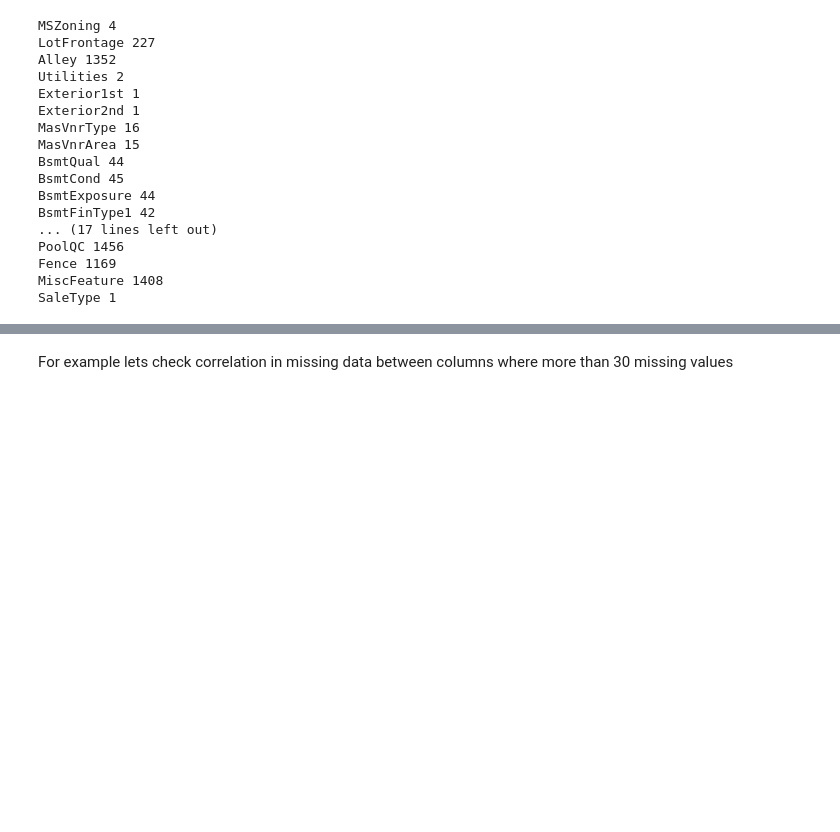
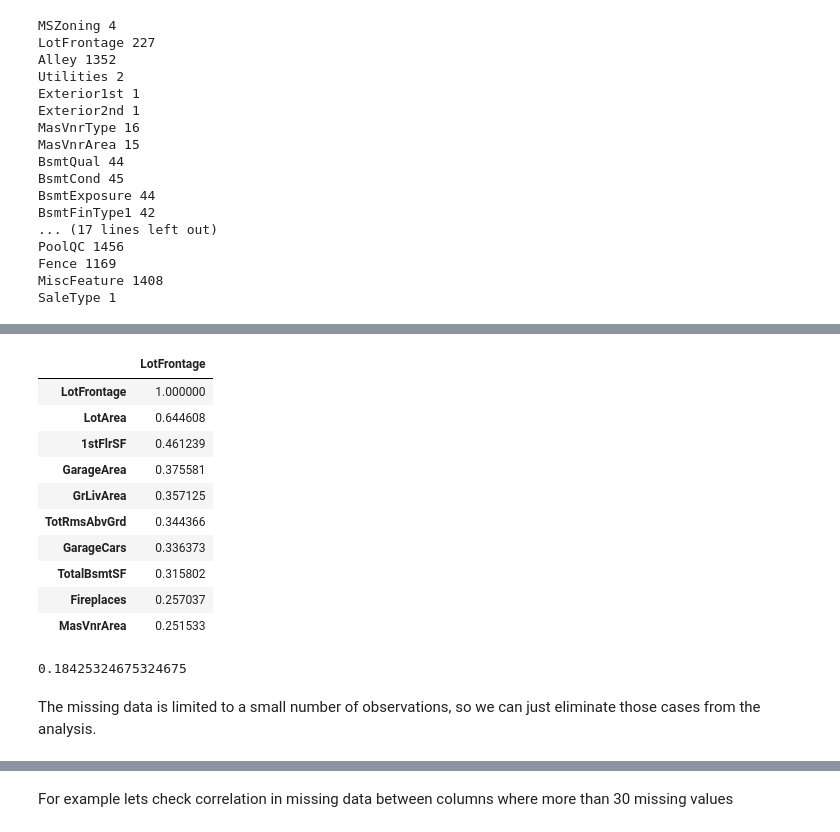
Before and after one commit to michailow/housing-data-quality-analysis, a Jupyter notebook: notebook/data analysis.ipynb, the cells around one changed output, grey strips where cells are left out. Cells and saved outputs as stored; diff of their text form; code cells hidden in the pictures; blank space fills up the shorter version.

```diff
--- a/notebook/data analysis.ipynb
+++ b/notebook/data analysis.ipynb
@@ -130,0 +175,23 @@ SaleType 1
+# %%
+corr = df.corr()
+
+x = corr[['LotFrontage']]
+Mix.sort_values('LotFrontage', ascending=False).head(10)
+# %% [output]
+|  | LotFrontage |
+| LotFrontage | 1.000000 |
+| LotArea | 0.644608 |
+| 1stFlrSF | 0.461239 |
+| GarageArea | 0.375581 |
+| GrLivArea | 0.357125 |
+| TotRmsAbvGrd | 0.344366 |
+| GarageCars | 0.336373 |
+| TotalBsmtSF | 0.315802 |
+| Fireplaces | 0.257037 |
+| MasVnrArea | 0.251533 |
+# %%
+df['LotFrontage'].isna().sum() / df['LotFrontage'].count()
+# %% [output]
+0.18425324675324675
+# %% [markdown]
+The missing data is limited to a small number of observations, so we can just eliminate those cases from the analysis.<br>
```
Also changed, not shown: parts of 33 cells of this notebook.
